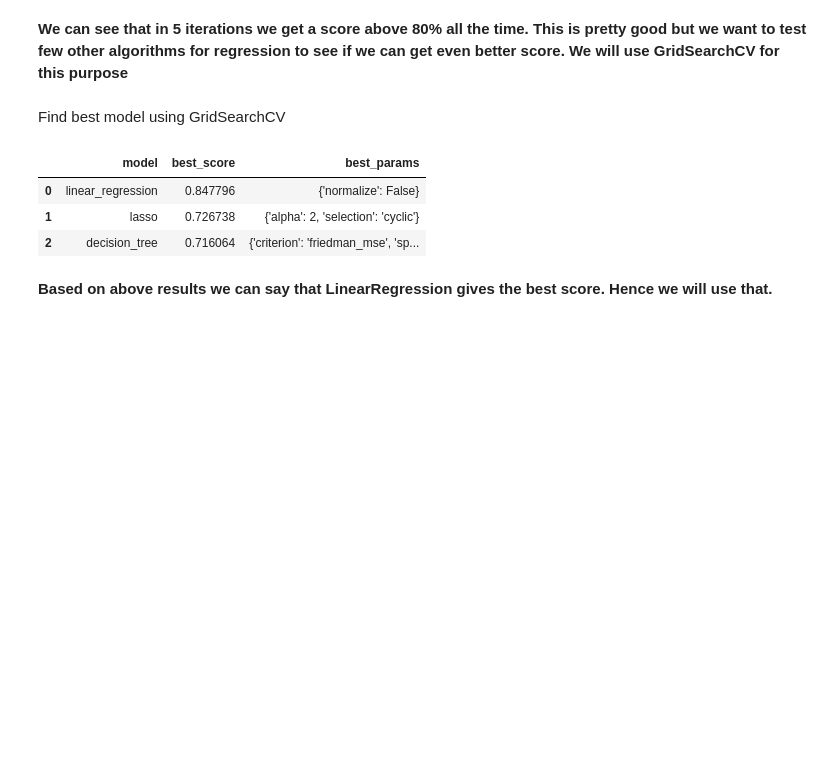
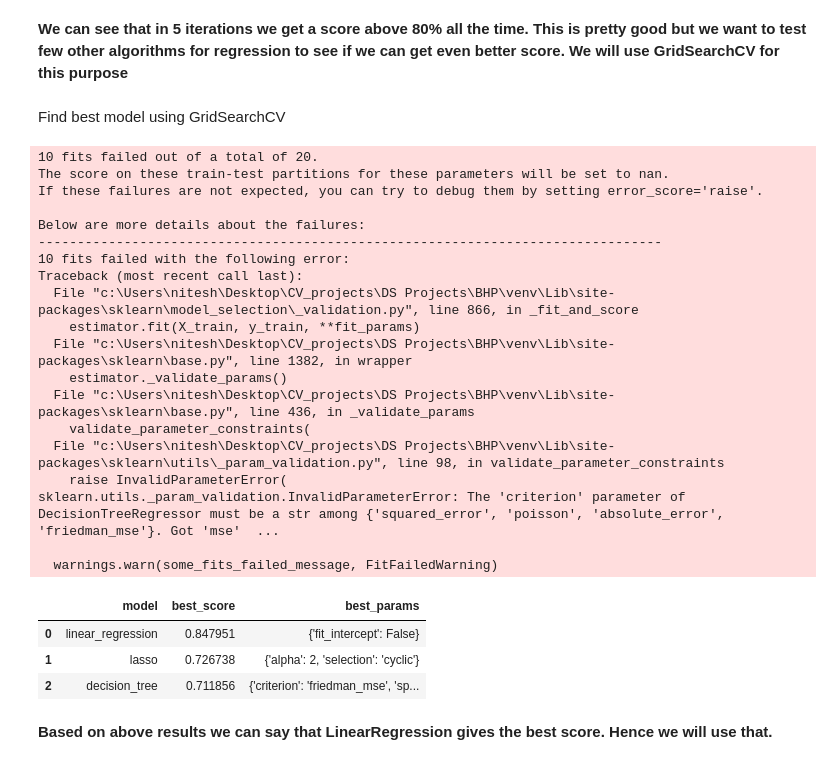
Before and after one commit to niteshk29/BlrHomePrice, a Jupyter notebook: banglore_home_prices_final.ipynb, the cells around one changed output. Saved outputs shown, nothing was run; the diff lists cells and outputs as text; code cells hidden in the pictures; blank space fills up the shorter version.

```diff
--- a/banglore_home_prices_final.ipynb
+++ b/banglore_home_prices_final.ipynb
@@ -10,5 +19,5 @@ matplotlib.rcParams["figure.figsize"] = (20,10)
 # %%
-df1 = pd.read_csv("bengaluru_house_prices.csv")
+df1 = pd.read_csv("Bengaluru_House_Data.csv")
 df1.head()
 # %% [output]
 |  | area_type | availability | location | size | society | total_sqft | bath | balcony | price |
@@ -551,43 +553,63 @@ def find_best_model_using_gridsearchcv(X,y):
         'linear_regression' : {
             'model': LinearRegression(),
             'params': {
-                'normalize': [True, False]
+                'fit_intercept': [True, False],
+                # 'normalize': [True, False]
             }
         },
         'lasso': {
             'model': Lasso(),
             'params': {
                 'alpha': [1,2],
                 'selection': ['random', 'cyclic']
             }
         },
         'decision_tree': {
             'model': DecisionTreeRegressor(),
             'params': {
                 'criterion' : ['mse','friedman_mse'],
                 'splitter': ['best','random']
             }
         }
     }
     scores = []
     cv = ShuffleSplit(n_splits=5, test_size=0.2, random_state=0)
     for algo_name, config in algos.items():
         gs =  GridSearchCV(config['model'], config['params'], cv=cv, return_train_score=False)
         gs.fit(X,y)
         scores.append({
             'model': algo_name,
             'best_score': gs.best_score_,
             'best_params': gs.best_params_
         })
 
     return pd.DataFrame(scores,columns=['model','best_score','best_params'])
 
 find_best_model_using_gridsearchcv(X,y)
 # %% [output]
+10 fits failed out of a total of 20.
+The score on these train-test partitions for these parameters will be set to nan.
+If these failures are not expected, you can try to debug them by setting error_score='raise'.
+
+Below are more details about the failures:
+--------------------------------------------------------------------------------
+10 fits failed with the following error:
+Traceback (most recent call last):
+  File "c:\Users\nitesh\Desktop\CV_projects\DS Projects\BHP\venv\Lib\site-packages\sklearn\model_selection\_validation.py", line 866, in _fit_and_score
+    estimator.fit(X_train, y_train, **fit_params)
+  File "c:\Users\nitesh\Desktop\CV_projects\DS Projects\BHP\venv\Lib\site-packages\sklearn\base.py", line 1382, in wrapper
+    estimator._validate_params()
+  File "c:\Users\nitesh\Desktop\CV_projects\DS Projects\BHP\venv\Lib\site-packages\sklearn\base.py", line 436, in _validate_params
+    validate_parameter_constraints(
+  File "c:\Users\nitesh\Desktop\CV_projects\DS Projects\BHP\venv\Lib\site-packages\sklearn\utils\_param_validation.py", line 98, in validate_parameter_constraints
+    raise InvalidParameterError(
+sklearn.utils._param_validation.InvalidParameterError: The 'criterion' parameter of DecisionTreeRegressor must be a str among {'squared_error', 'poisson', 'absolute_error', 'friedman_mse'}. Got 'mse'  ...
+
+  warnings.warn(some_fits_failed_message, FitFailedWarning)
 |  | model | best_score | best_params |
-| 0 | linear_regression | 0.847796 | {'normalize': False} |
+| 0 | linear_regression | 0.847951 | {'fit_intercept': False} |
 | 1 | lasso | 0.726738 | {'alpha': 2, 'selection': 'cyclic'} |
-| 2 | decision_tree | 0.716064 | {'criterion': 'friedman_mse', 'sp... |
+| 2 | decision_tree | 0.711856 | {'criterion': 'friedman_mse', 'sp... |
 # %% [markdown]
 **Based on above results we can say that LinearRegression gives the best score. Hence we will use that.**
 # %% [markdown]
```
Also changed, not shown: parts of 19 cells of this notebook, 4 other files.
